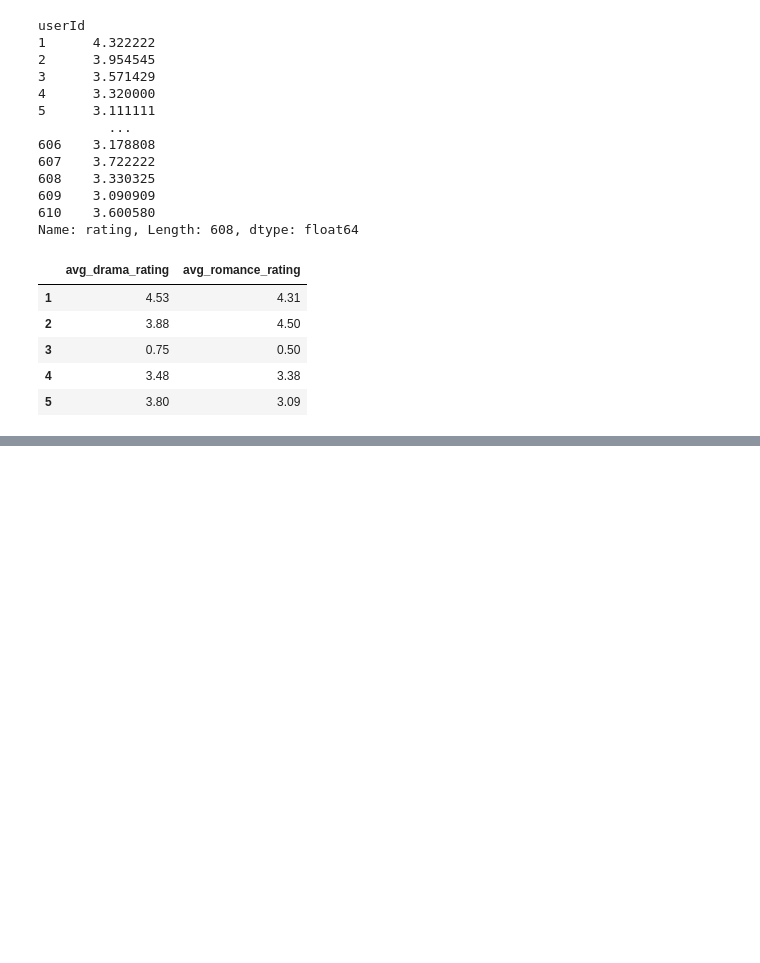
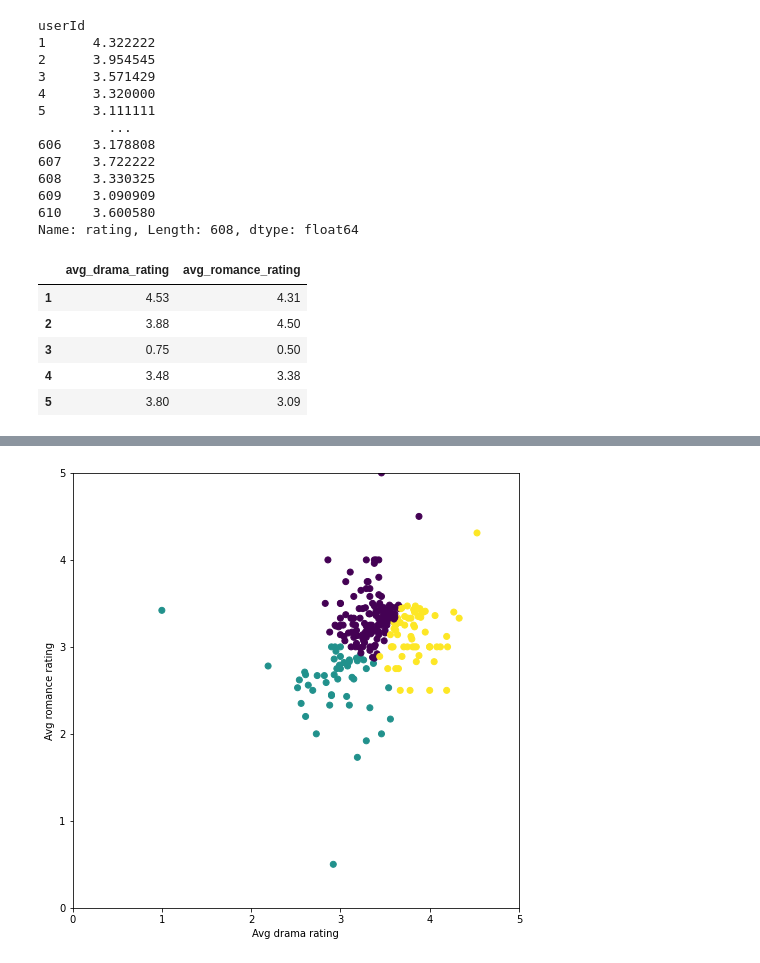
Before and after one commit to blancacarretero/movie-recommendation-engine, a Jupyter notebook: ml-latest-small.ipynb, the cells around one changed output, grey strips where cells are left out. Cells and saved outputs as stored; diff of their text form; code cells hidden in the pictures; blank space fills up the shorter version.

```diff
--- a/ml-latest-small.ipynb
+++ b/ml-latest-small.ipynb
@@ -145,15 +73,0 @@ plt.scatter(clustered['avg_drama_rating'], clustered['avg_romance_rating'], c=cl
-# %%
-# K-Means with 4 clusters
-kmeans4 = KMeans(n_clusters=4)
-
-predict4 = kmeans4.fit_predict(X)
-
-fig = plt.figure(figsize=(8,8))
-ax = fig.add_subplot(111)
-plt.xlim(0, 5)
-plt.ylim(0, 5)
-ax.set_xlabel('Avg drama rating')
-ax.set_ylabel('Avg romance rating')
-
-clustered = pd.concat([bias_df.reset_index(), pd.DataFrame({'group':predict4})], axis=1)
-plt.scatter(clustered['avg_drama_rating'], clustered['avg_romance_rating'], c=clustered['group'])
@@ -162,0 +78,5 @@ plt.scatter(clustered['avg_drama_rating'], clustered['avg_romance_rating'], c=cl
+# %%
+bias_df = pd.concat([bias_df, genre_ratings_df])
+bias_df = pd.DataFrame(bias_df.to_records())
+print(len(bias_df))
+bias_df.head()
@@ -162,0 +127,20 @@ plt.scatter(clustered['avg_drama_rating'], clustered['avg_romance_rating'], c=cl
+# %%
+def k_means(n_clusters):
+    kmeans = KMeans(n_clusters=n_clusters)
+
+    predict = kmeans.fit_predict(X)
+
+    fig = plt.figure(figsize=(8,8))
+    ax = fig.add_subplot(111)
+    plt.xlim(0, 5)
+    plt.ylim(0, 5)
+    ax.set_xlabel('Avg drama rating')
+    ax.set_ylabel('Avg romance rating')
+
+    clustered = pd.concat([bias_df.reset_index(), pd.DataFrame({'group':predict})], axis=1)
+    plt.scatter(clustered['avg_drama_rating'], clustered['avg_romance_rating'], c=clustered['group'])
+# %%
+# K-Means with 3 clusters
+k_means(3)
+# %% [output]
+[figure, added]
```
Also changed, not shown: parts of 27 cells of this notebook.
